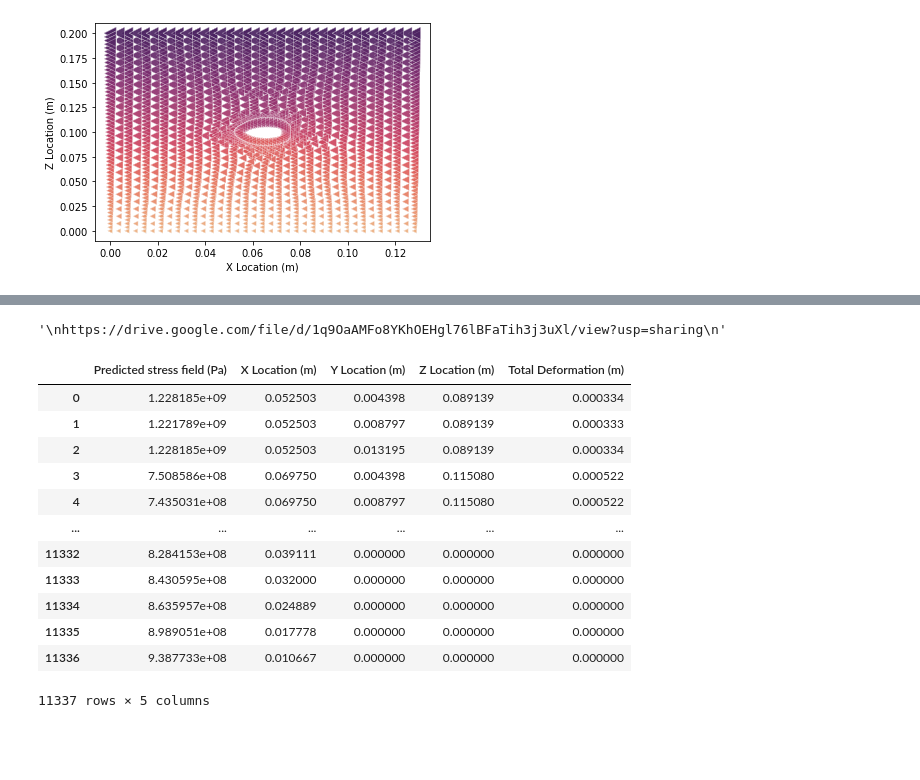
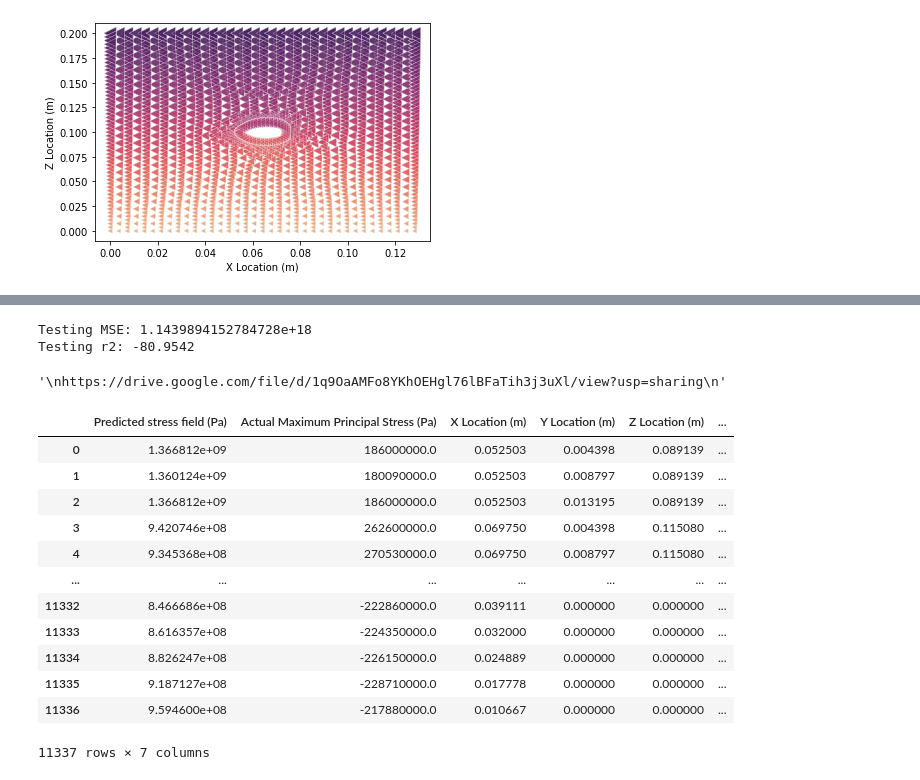
Before and after one commit to platypusjerry/BTP--Data-Driven-Design, a Jupyter notebook: BTP_DDCM.ipynb, the cells around one changed output, grey strips where cells are left out. Drawn from its saved outputs; the diff is of its cells as text; code cells hidden in the pictures; blank space fills up the shorter version.

```diff
--- a/BTP_DDCM.ipynb
+++ b/BTP_DDCM.ipynb
@@ -103,5 +97,5 @@ print(X_train)
 # %%
-df_y = df_main['Equivalent (von-Mises) Stress (Pa)']
-y_train = df_y.to_numpy()
-print(y_train)
+df_y = df_main['Maximum Principal Stress (Pa)']
+y = df_y.to_numpy()
+print(y)
 # %% [output]
@@ -109,10 +109,7 @@ print(y_train)
 # %%
-reg = make_pipeline(StandardScaler(),
-                   SGDRegressor(max_iter=1000, tol=1e-3, early_stopping=True, validation_fraction=0.4))
-
-reg.fit(X_train, y_train)
-Pipeline(steps=[('standardscaler', StandardScaler()),
-                ('sgdregressor', SGDRegressor())])
+sgd = SGDRegressor(max_iter=1000, tol=1e-3, early_stopping=True, validation_fraction=0.4)
+reg = make_pipeline(StandardScaler(), sgd)
+reg.fit(X, y)
 # %% [output]
 Pipeline(memory=None,
          steps=[('standardscaler',
@@ -130,6 +192,9 @@ Pipeline(memory=None,
 # %%
 df_temp_test = df_test[['X Location (m)', 'Y Location (m)', 'Z Location (m)', 'Total Deformation (m)', 'Equivalent Elastic Strain (m/m)']]
 X_test = df_temp_test.to_numpy()
+
+y_test = df_test['Maximum Principal Stress (Pa)']
+y_test = y_test.to_numpy()
 # %%
 pred = reg.predict(X_test)
 pred
@@ -139,5 +204,12 @@ array([1.22818489e+09, 1.22178898e+09, 1.22818492e+09, ...,
+# %%
+print("Testing MSE:", round(mean_squared_error(y_test, pred),4))
+print("Testing r2:", round(r2_score(y_test, pred),4))
+# %% [output]
+Testing MSE: 1.1439894152784728e+18
+Testing r2: -80.9542
 # %%
 xd = pd.DataFrame(data=pred, columns=['Predicted stress field (Pa)'])
+cd = pd.DataFrame(data= y_test, columns=['Actual Maximum Principal Stress (Pa)'] )
 #pd.to_csv("pred_result.csv")
 '''
 https://drive.google.com/file/d/1q9OaAMFo8YKhOEHgl76lBFaTih3j3uXl/view?usp=sharing
@@ -145,23 +217,23 @@ https://drive.google.com/file/d/1q9OaAMFo8YKhOEHgl76lBFaTih3j3uXl/view?usp=shari
 # %% [output]
 '\nhttps://drive.google.com/file/d/1q9OaAMFo8YKhOEHgl76lBFaTih3j3uXl/view?usp=sharing\n'
 # %%
-plt_temp = df_test[['X Location (m)', 'Y Location (m)', 'Z Location (m)', 'Total Deformation (m)' ]]
-df_plot = pd.concat([xd, plt_temp], axis=1)
+plt_temp = df_test[['X Location (m)', 'Y Location (m)', 'Z Location (m)', 'Total Deformation (m)', 'Maximum Principal Elastic Strain (m/m)' ]]
+df_plot = pd.concat([xd, cd, plt_temp], axis=1)
 df_plot
 # %% [output]
-|  | Predicted stress field (Pa) | X Location (m) | Y Location (m) | Z Location (m) | Total Deformation (m) |
-| 0 | 1.228185e+09 | 0.052503 | 0.004398 | 0.089139 | 0.000334 |
-| 1 | 1.221789e+09 | 0.052503 | 0.008797 | 0.089139 | 0.000333 |
-| 2 | 1.228185e+09 | 0.052503 | 0.013195 | 0.089139 | 0.000334 |
-| 3 | 7.508586e+08 | 0.069750 | 0.004398 | 0.115080 | 0.000522 |
-| 4 | 7.435031e+08 | 0.069750 | 0.008797 | 0.115080 | 0.000522 |
-| ... | ... | ... | ... | ... | ... |
-| 11332 | 8.284153e+08 | 0.039111 | 0.000000 | 0.000000 | 0.000000 |
-| 11333 | 8.430595e+08 | 0.032000 | 0.000000 | 0.000000 | 0.000000 |
-| 11334 | 8.635957e+08 | 0.024889 | 0.000000 | 0.000000 | 0.000000 |
-| 11335 | 8.989051e+08 | 0.017778 | 0.000000 | 0.000000 | 0.000000 |
-| 11336 | 9.387733e+08 | 0.010667 | 0.000000 | 0.000000 | 0.000000 |
+|  | Predicted stress field (Pa) | Actual Maximum Principal Stress (Pa) | X Location (m) | Y Location (m) | Z Location (m) | ... |
+| 0 | 1.366812e+09 | 186000000.0 | 0.052503 | 0.004398 | 0.089139 | ... |
+| 1 | 1.360124e+09 | 180090000.0 | 0.052503 | 0.008797 | 0.089139 | ... |
+| 2 | 1.366812e+09 | 186000000.0 | 0.052503 | 0.013195 | 0.089139 | ... |
+| 3 | 9.420746e+08 | 262600000.0 | 0.069750 | 0.004398 | 0.115080 | ... |
+| 4 | 9.345368e+08 | 270530000.0 | 0.069750 | 0.008797 | 0.115080 | ... |
+| ... | ... | ... | ... | ... | ... | ... |
+| 11332 | 8.466686e+08 | -222860000.0 | 0.039111 | 0.000000 | 0.000000 | ... |
+| 11333 | 8.616357e+08 | -224350000.0 | 0.032000 | 0.000000 | 0.000000 | ... |
+| 11334 | 8.826247e+08 | -226150000.0 | 0.024889 | 0.000000 | 0.000000 | ... |
+| 11335 | 9.187127e+08 | -228710000.0 | 0.017778 | 0.000000 | 0.000000 | ... |
+| 11336 | 9.594600e+08 | -217880000.0 | 0.010667 | 0.000000 | 0.000000 | ... |
-11337 rows × 5 columns
+11337 rows × 7 columns
 # %%
 #sns.scatterplot(x="X Location (m)", y="Z Location (m)", data=df_plot, hue='Predicted stress field', size="Predicted stress field", sizes=(20, 150),
 #               palette=sns.color_palette("flare", as_cmap=True), alpha=0.4, legend=False, marker="<")
```
Also changed, not shown: parts of 18 cells of this notebook.
